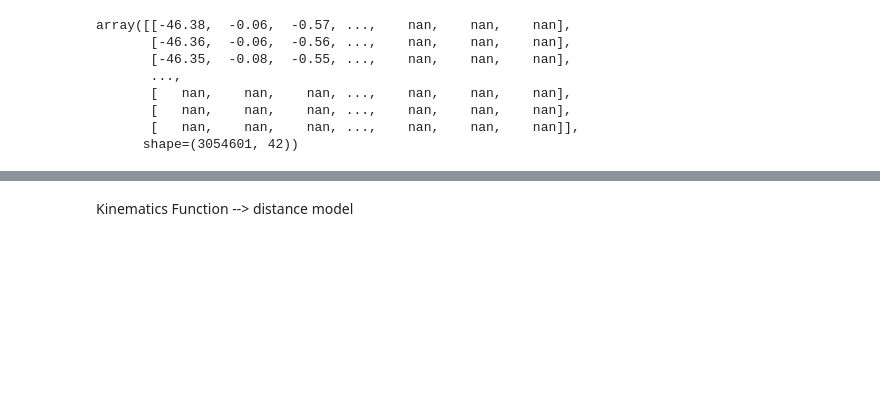
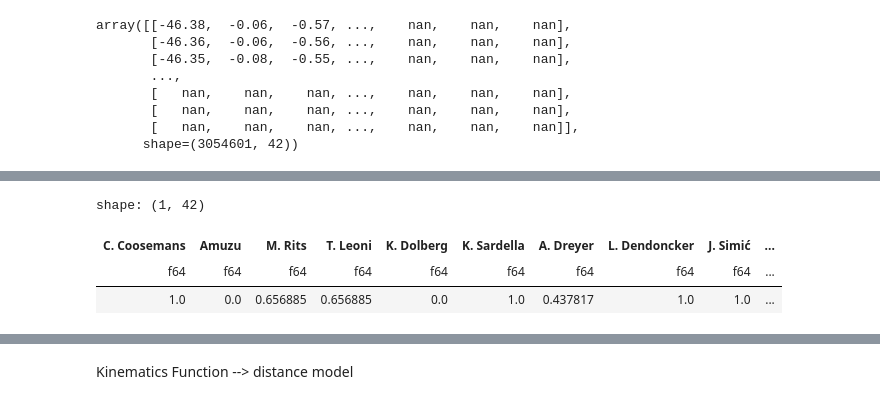
Before and after one commit to ihosten/internship_club_brugge, a Jupyter notebook: positional_data/fixing_positiondatafunction.ipynb, the cells around one changed output, grey strips where cells are left out. Cells and saved outputs as stored; diff of their text form; code cells hidden in the pictures; blank space fills up the shorter version.

```diff
--- a/positional_data/fixing_positiondatafunction.ipynb
+++ b/positional_data/fixing_positiondatafunction.ipynb
@@ -197,0 +127,21 @@ acceleration_HT2_away_df = pl.DataFrame(np_array, schema=away_players)
+# %%
+acceleration_df = pl.concat(
+    [acceleration_dfs['HT2']['Home'], acceleration_dfs['HT2']['Away'], ball_status['HT2'], possession_status["HT2"]], how="horizontal"
+).filter(
+    (pl.col("HT2 ball status") == "A") & (pl.col("HT2 possession") == "A")
+).drop(
+    ["HT2 ball status", "HT2 possession"]
+).select(
+    pl.all().abs().is_not_nan().mean()
+)
+
+# other expressions
+#pl.all().max()
+#pl.all().min()
+# %%
+acceleration_df
+# %% [output]
+shape: (1, 42)
+| C. Coosemans | Amuzu | M. Rits | T. Leoni | K. Dolberg | K. Sardella | A. Dreyer | L. Dendoncker | J. Simić | ... |
+| f64 | f64 | f64 | f64 | f64 | f64 | f64 | f64 | f64 | ... |
+| 1.0 | 0.0 | 0.656885 | 0.656885 | 0.0 | 1.0 | 0.437817 | 1.0 | 1.0 | ... |
```
Also changed, not shown: parts of 46 cells of this notebook, 6 other files.
